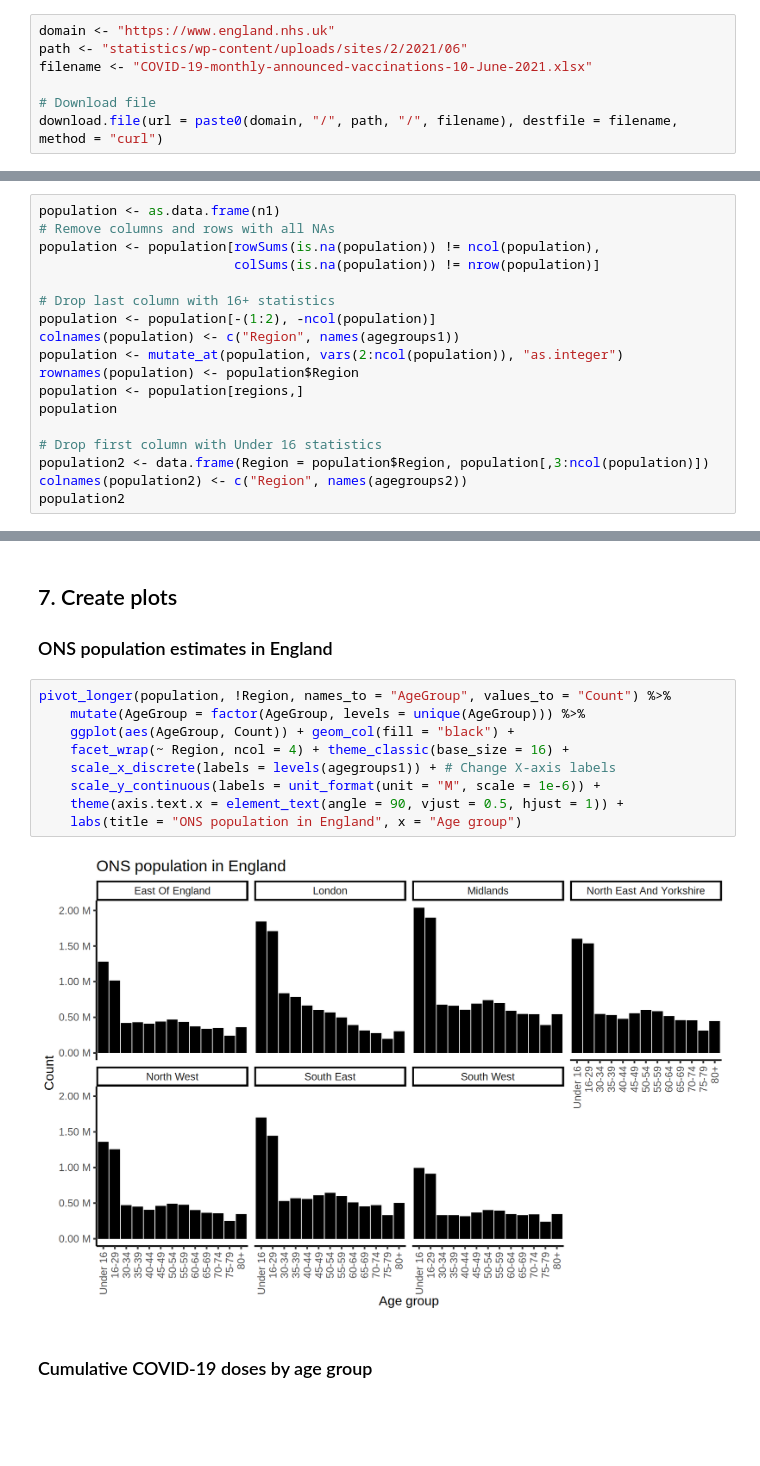
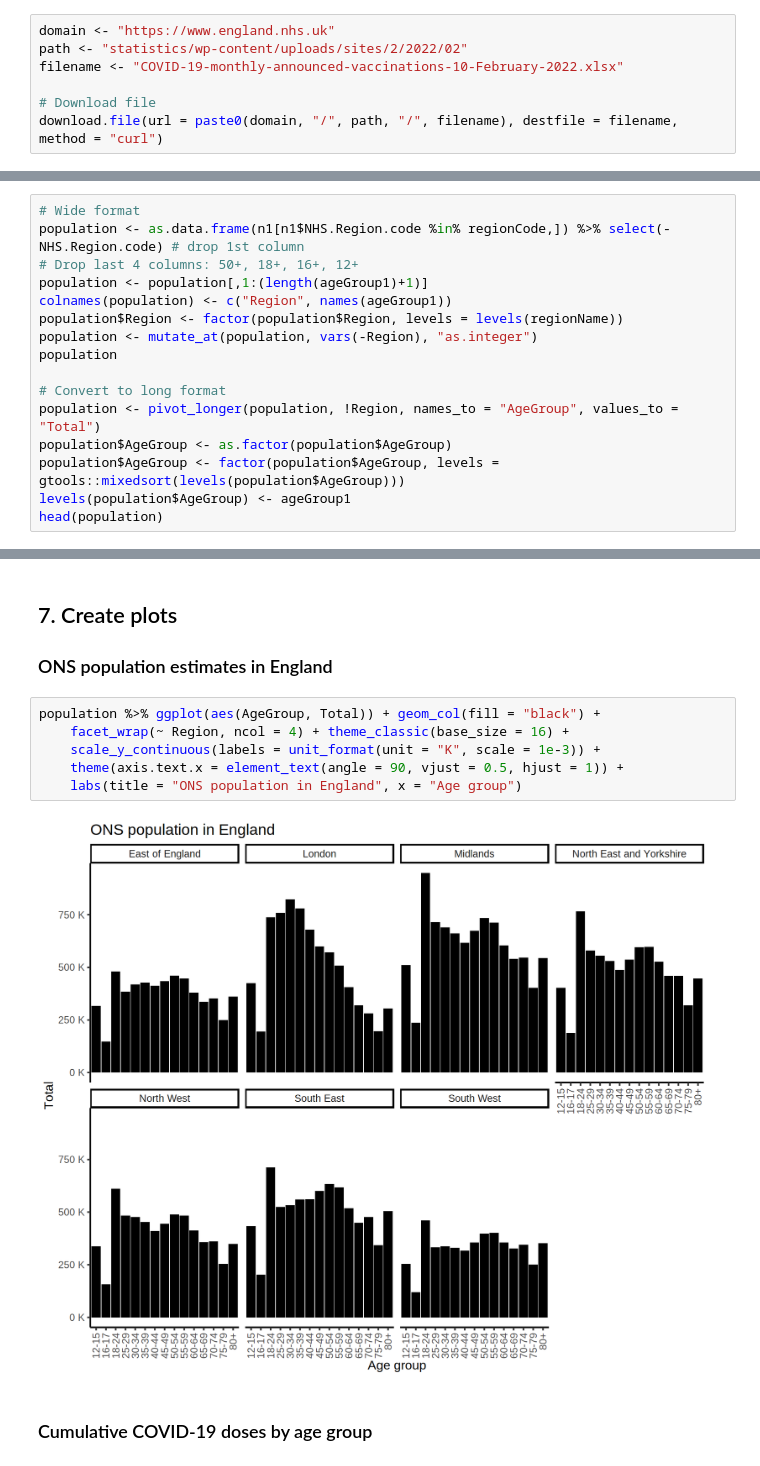
Before and after one commit to ycl6/Simple-R-gists, a Jupyter notebook: NHS_England_COVID-19_Vaccination/COVID-19_Vaccination_Statistics_in_England.ipynb, the cells around one changed output, grey strips where cells are left out. Drawn from its saved outputs; the diff is of its cells as text; blank space fills up the shorter version.

Commit message:
Update COVID-19 vaccination statistics
8th December 2020 to 31st January 2022

```diff
--- a/NHS_England_COVID-19_Vaccination/COVID-19_Vaccination_Statistics_in_England.ipynb
+++ b/NHS_England_COVID-19_Vaccination/COVID-19_Vaccination_Statistics_in_England.ipynb
@@ -56,7 +66,7 @@ options(repr.plot.width = 12, repr.plot.height = 8, repr.plot.res = 150)
 # %%
 domain <- "https://www.england.nhs.uk"
-path <- "statistics/wp-content/uploads/sites/2/2021/06"
-filename <- "COVID-19-monthly-announced-vaccinations-10-June-2021.xlsx"
+path <- "statistics/wp-content/uploads/sites/2/2022/02"
+filename <- "COVID-19-monthly-announced-vaccinations-10-February-2022.xlsx"
 
 # Download file
 download.file(url = paste0(domain, "/", path, "/", filename), destfile = filename, method = "curl")
@@ -150,19 +275,17 @@ Levels: East Of England London Midlands North East And Yorkshire North West Sout
 # %%
-population <- as.data.frame(n1)
-# Remove columns and rows with all NAs
-population <- population[rowSums(is.na(population)) != ncol(population),
-                         colSums(is.na(population)) != nrow(population)]
-
-# Drop last column with 16+ statistics
-population <- population[-(1:2), -ncol(population)]
-colnames(population) <- c("Region", names(agegroups1))
-population <- mutate_at(population, vars(2:ncol(population)), "as.integer")
-rownames(population) <- population$Region
-population <- population[regions,]
+# Wide format
+population <- as.data.frame(n1[n1$NHS.Region.code %in% regionCode,]) %>% select(-NHS.Region.code) # drop 1st column
+# Drop last 4 columns: 50+, 18+, 16+, 12+
+population <- population[,1:(length(ageGroup1)+1)]
+colnames(population) <- c("Region", names(ageGroup1))
+population$Region <- factor(population$Region, levels = levels(regionName))
+population <- mutate_at(population, vars(-Region), "as.integer")
 population
 
-# Drop first column with Under 16 statistics
-population2 <- data.frame(Region = population$Region, population[,3:ncol(population)])
-colnames(population2) <- c("Region", names(agegroups2))
-population2
+# Convert to long format
+population <- pivot_longer(population, !Region, names_to = "AgeGroup", values_to = "Total")
+population$AgeGroup <- as.factor(population$AgeGroup)
+population$AgeGroup <- factor(population$AgeGroup, levels = gtools::mixedsort(levels(population$AgeGroup)))
+levels(population$AgeGroup) <- ageGroup1
+head(population)
 # %% [output]
@@ -402,15 +818,12 @@ A data.frame: 6 × 6
 
 ### ONS population estimates in England
 # %%
-pivot_longer(population, !Region, names_to = "AgeGroup", values_to = "Count") %>%
-    mutate(AgeGroup = factor(AgeGroup, levels = unique(AgeGroup))) %>%
-    ggplot(aes(AgeGroup, Count)) + geom_col(fill = "black") +
+population %>% ggplot(aes(AgeGroup, Total)) + geom_col(fill = "black") +
     facet_wrap(~ Region, ncol = 4) + theme_classic(base_size = 16) +
-    scale_x_discrete(labels = levels(agegroups1)) + # Change X-axis labels
-    scale_y_continuous(labels = unit_format(unit = "M", scale = 1e-6)) +
+    scale_y_continuous(labels = unit_format(unit = "K", scale = 1e-3)) +
     theme(axis.text.x = element_text(angle = 90, vjust = 0.5, hjust = 1)) +
     labs(title = "ONS population in England", x = "Age group")
 # %% [output]
-[figure, old version]
+[figure, new version]
 # %% [markdown]
 ### Cumulative COVID-19 doses by age group
```
Also changed, not shown: parts of 63 cells of this notebook, 2 other files.
